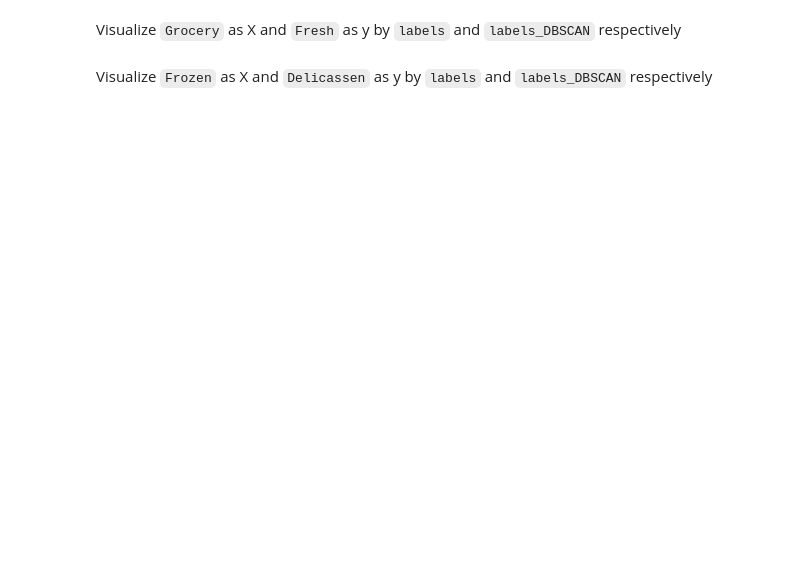
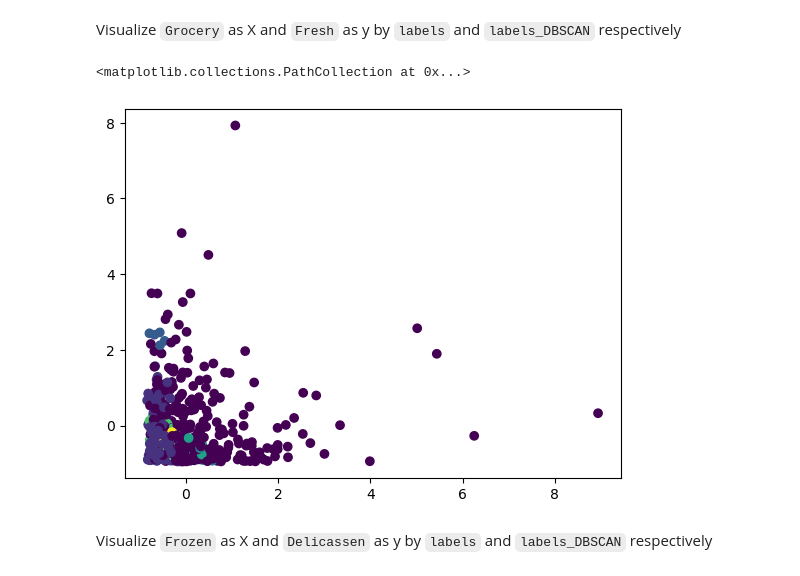
Before and after one commit to Ironhack-Data-Madrid-Abril-2023/7.4-lab_unsupervised_learning, a Jupyter notebook: your-code/main.ipynb, the cells around one changed output. Saved outputs shown, nothing was run; the diff lists cells and outputs as text; code cells hidden in the pictures; blank space fills up the shorter version.

```diff
--- a/your-code/main.ipynb
+++ b/your-code/main.ipynb
@@ -135,2 +247,11 @@ Visualize `Grocery` as X and `Fresh` as y by `labels` and `labels_DBSCAN` respec
+# %%
+# Your code here:
+plt.scatter(customers_scale.Grocery,   # eje x
+            customers_scale.Fresh,   # eje y
+            c=customers_scale.labels_DBSCAN
+           )
+# %% [output]
+<matplotlib.collections.PathCollection at 0x...>
+[figure, added]
 # %% [markdown]
 Visualize `Frozen` as X and `Delicassen` as y by `labels` and `labels_DBSCAN` respectively
```
Also changed, not shown: parts of 31 cells of this notebook, 3 other files.
